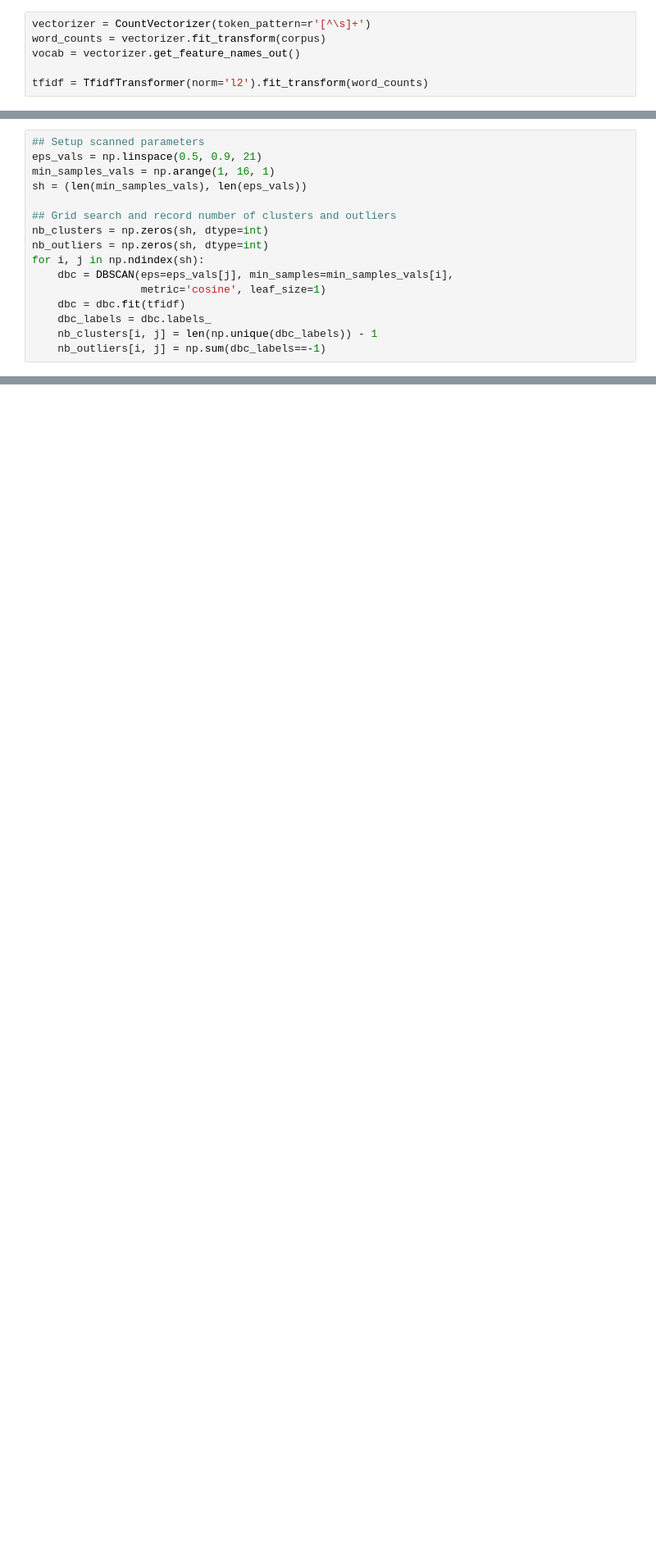
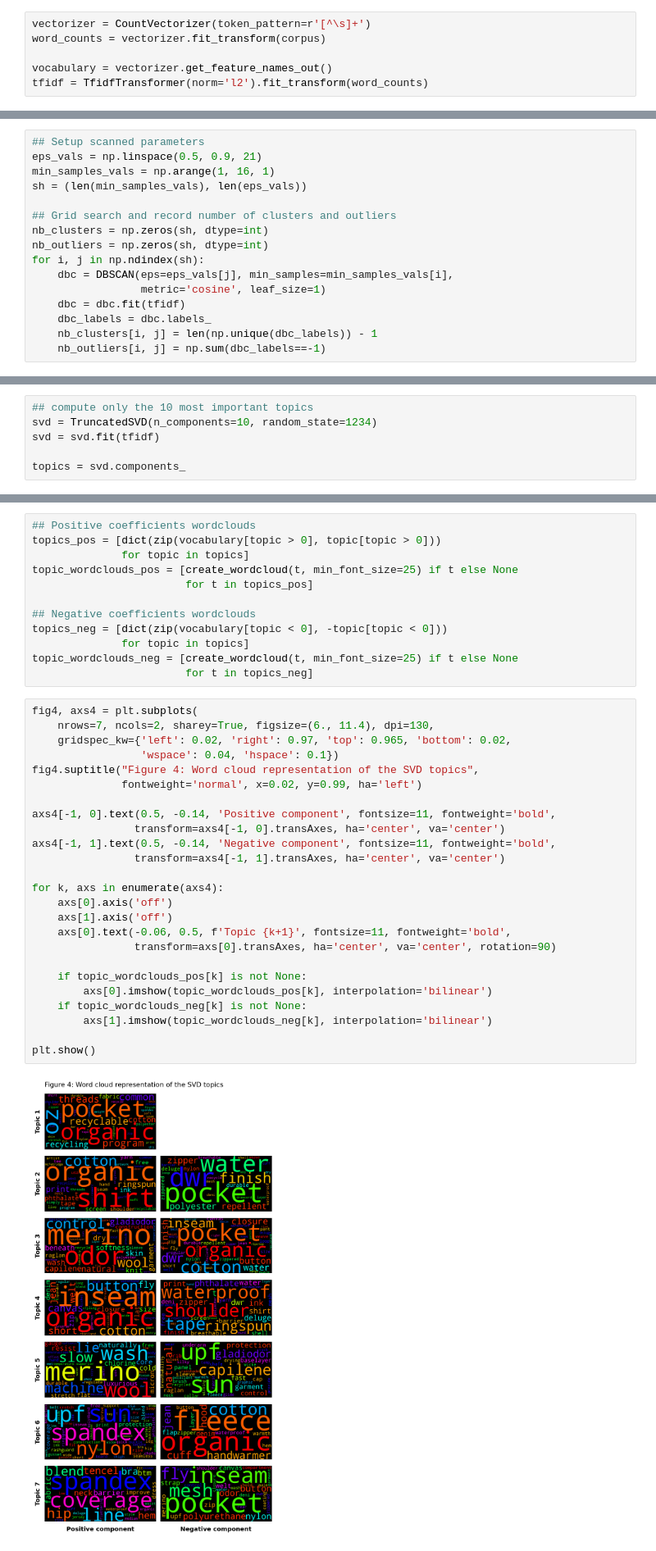
Before and after one commit to netesf13d/jedha-projects, a Jupyter notebook: 1-03-The_North_Face_ecommerce/The_North_Face_ecommerce.ipynb, the cells around one changed output, grey strips where cells are left out. Shown at 82% size. Drawn from its saved outputs; the diff is of its cells as text; blank space fills up the shorter version.

```diff
--- a/1-03-The_North_Face_ecommerce/The_North_Face_ecommerce.ipynb
+++ b/1-03-The_North_Face_ecommerce/The_North_Face_ecommerce.ipynb
@@ -56,6 +109,6 @@ corpus = np.array(corpus, dtype=object)
 # %%
 vectorizer = CountVectorizer(token_pattern=r'[^\s]+')
 word_counts = vectorizer.fit_transform(corpus)
-vocab = vectorizer.get_feature_names_out()
 
+vocabulary = vectorizer.get_feature_names_out()
 tfidf = TfidfTransformer(norm='l2').fit_transform(word_counts)
@@ -174,0 +422,6 @@ print(np.unique(dbc_labels, return_counts=True)[1])
+# %%
+## compute only the 10 most important topics
+svd = TruncatedSVD(n_components=10, random_state=1234)
+svd = svd.fit(tfidf)
+
+topics = svd.components_
@@ -174,0 +437,39 @@ print(np.unique(dbc_labels, return_counts=True)[1])
+# %%
+## Positive coefficients wordclouds
+topics_pos = [dict(zip(vocabulary[topic > 0], topic[topic > 0]))
+              for topic in topics]
+topic_wordclouds_pos = [create_wordcloud(t, min_font_size=25) if t else None
+                        for t in topics_pos]
+
+## Negative coefficients wordclouds
+topics_neg = [dict(zip(vocabulary[topic < 0], -topic[topic < 0]))
+              for topic in topics]
+topic_wordclouds_neg = [create_wordcloud(t, min_font_size=25) if t else None
+                        for t in topics_neg]
+# %%
+fig4, axs4 = plt.subplots(
+    nrows=7, ncols=2, sharey=True, figsize=(6., 11.4), dpi=130,
+    gridspec_kw={'left': 0.02, 'right': 0.97, 'top': 0.965, 'bottom': 0.02,
+                 'wspace': 0.04, 'hspace': 0.1})
+fig4.suptitle("Figure 4: Word cloud representation of the SVD topics",
+              fontweight='normal', x=0.02, y=0.99, ha='left')
+
+axs4[-1, 0].text(0.5, -0.14, 'Positive component', fontsize=11, fontweight='bold',
+                transform=axs4[-1, 0].transAxes, ha='center', va='center')
+axs4[-1, 1].text(0.5, -0.14, 'Negative component', fontsize=11, fontweight='bold',
+                transform=axs4[-1, 1].transAxes, ha='center', va='center')
+
+for k, axs in enumerate(axs4):
+    axs[0].axis('off')
+    axs[1].axis('off')
+    axs[0].text(-0.06, 0.5, f'Topic {k+1}', fontsize=11, fontweight='bold',
+                transform=axs[0].transAxes, ha='center', va='center', rotation=90)
+
+    if topic_wordclouds_pos[k] is not None:
+        axs[0].imshow(topic_wordclouds_pos[k], interpolation='bilinear')
+    if topic_wordclouds_neg[k] is not None:
+        axs[1].imshow(topic_wordclouds_neg[k], interpolation='bilinear')
+
+plt.show()
+# %% [output]
+[figure, added]
```
Also changed, not shown: parts of 46 cells of this notebook, 1 other file.
